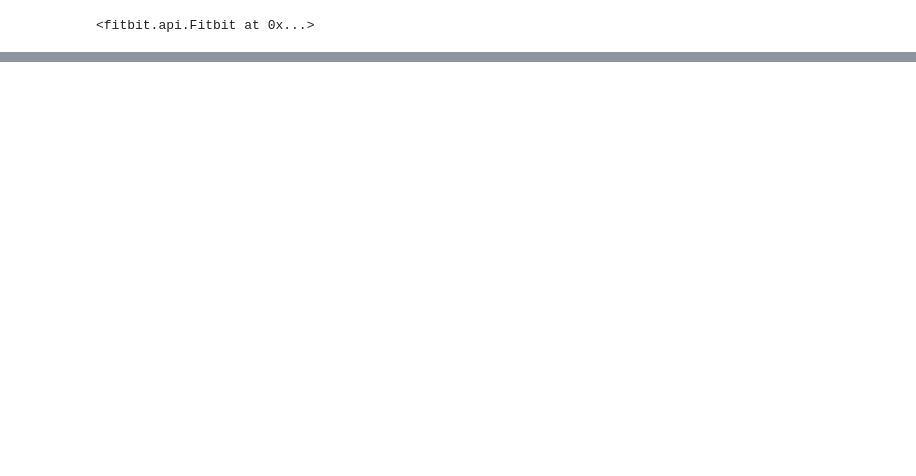
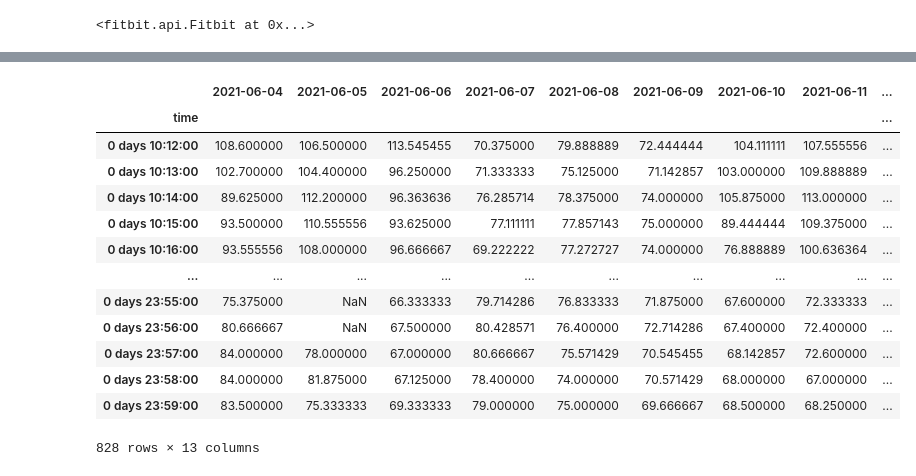
Before and after one commit to lila/myfitbit, a Jupyter notebook: myfitbit.ipynb, the cells around one changed output, grey strips where cells are left out. Cells and saved outputs as stored; diff of their text form; code cells hidden in the pictures; blank space fills up the shorter version.

```diff
--- a/myfitbit.ipynb
+++ b/myfitbit.ipynb
@@ -24,0 +54,19 @@ df.plot()
+# %%
+df['mean'] = df.mean(axis=1)
+df['std'] = df.std(axis=1)
+df
+# %% [output]
+|  | 2021-06-04 | 2021-06-05 | 2021-06-06 | 2021-06-07 | 2021-06-08 | 2021-06-09 | 2021-06-10 | 2021-06-11 | ... |
+| time |  |  |  |  |  |  |  |  | ... |
+| 0 days 10:12:00 | 108.600000 | 106.500000 | 113.545455 | 70.375000 | 79.888889 | 72.444444 | 104.111111 | 107.555556 | ... |
+| 0 days 10:13:00 | 102.700000 | 104.400000 | 96.250000 | 71.333333 | 75.125000 | 71.142857 | 103.000000 | 109.888889 | ... |
+| 0 days 10:14:00 | 89.625000 | 112.200000 | 96.363636 | 76.285714 | 78.375000 | 74.000000 | 105.875000 | 113.000000 | ... |
+| 0 days 10:15:00 | 93.500000 | 110.555556 | 93.625000 | 77.111111 | 77.857143 | 75.000000 | 89.444444 | 109.375000 | ... |
+| 0 days 10:16:00 | 93.555556 | 108.000000 | 96.666667 | 69.222222 | 77.272727 | 74.000000 | 76.888889 | 100.636364 | ... |
+| ... | ... | ... | ... | ... | ... | ... | ... | ... | ... |
+| 0 days 23:55:00 | 75.375000 | NaN | 66.333333 | 79.714286 | 76.833333 | 71.875000 | 67.600000 | 72.333333 | ... |
+| 0 days 23:56:00 | 80.666667 | NaN | 67.500000 | 80.428571 | 76.400000 | 72.714286 | 67.400000 | 72.400000 | ... |
+| 0 days 23:57:00 | 84.000000 | 78.000000 | 67.000000 | 80.666667 | 75.571429 | 70.545455 | 68.142857 | 72.600000 | ... |
+| 0 days 23:58:00 | 84.000000 | 81.875000 | 67.125000 | 78.400000 | 74.000000 | 70.571429 | 68.000000 | 67.000000 | ... |
+| 0 days 23:59:00 | 83.500000 | 75.333333 | 69.333333 | 79.000000 | 75.000000 | 69.666667 | 68.500000 | 68.250000 | ... |
+828 rows × 13 columns
```
Also changed, not shown: parts of 12 cells of this notebook, 2 other files.
